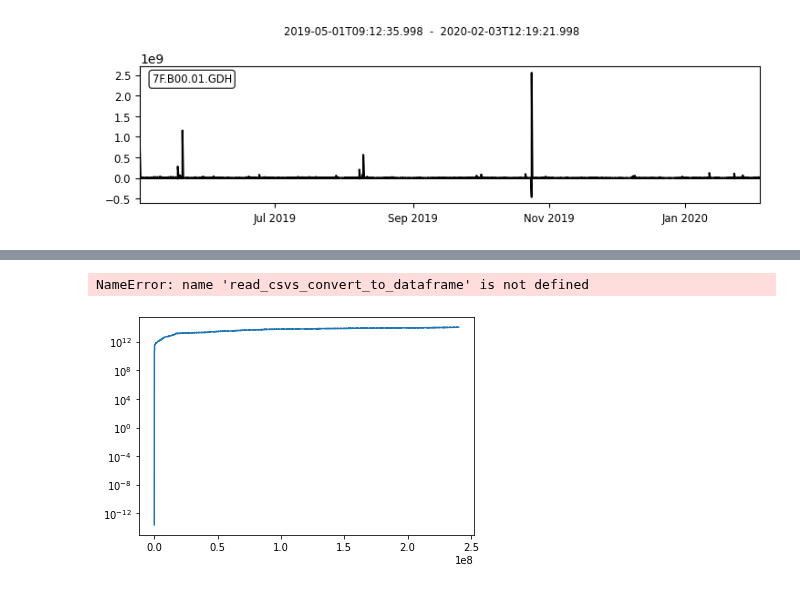
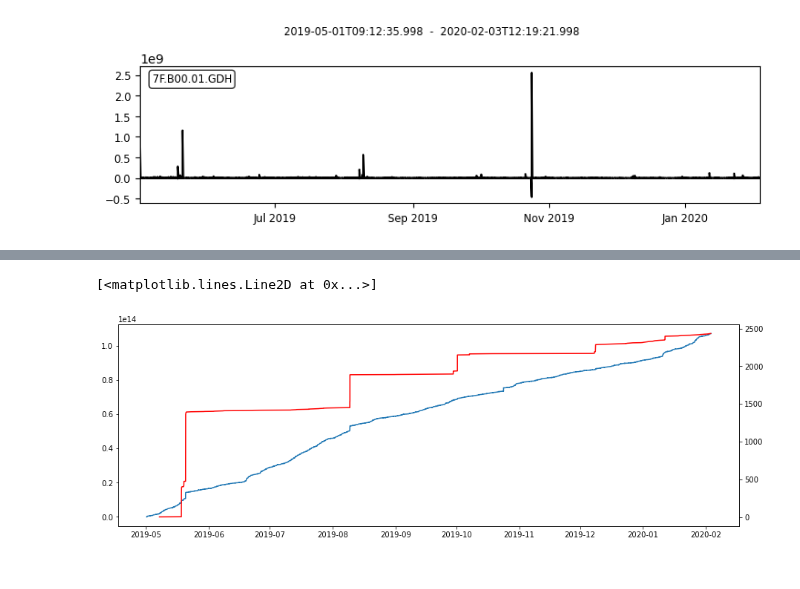
Before and after one commit to SerpRateAI/boreholeAcoustics, a Jupyter notebook: cumulative-tremor.ipynb, the cells around one changed output, grey strips where cells are left out. Cells and saved outputs as stored; diff of their text form; code cells hidden in the pictures.

```diff
--- a/cumulative-tremor.ipynb
+++ b/cumulative-tremor.ipynb
@@ -42,26 +47,41 @@ y = y.cumsum()
 # %%
 detectfiles = !ls /media/sda/data/borehole/detections/*.csv
 # %%
-from make_stds_b00 import *
+
+def read_csvs_convert_to_dataframe(csv_paths):
+    """
+    reads a list of csv file locations and returns them
+    as a pandas dataframe
+    """
+    df = pd.DataFrame()
+    for f in csv_paths:
+        try:
+            df = pd.concat([df, pd.read_csv(f)])
+        except:
+            pass
+
+    return df
 
 bubble = read_csvs_convert_to_dataframe(detectfiles)
 bubble['time'] = pd.to_datetime(bubble['time'])
 bubble.sort_values(by='time', inplace=True)
 bubble['ones'] = 1
 bubble.set_index('time', inplace=True)
-# %% [output]
-NameError: name 'read_csvs_convert_to_dataframe' is not defined
 # %%
-fig, ax = plt.subplots()
+fig, ax = plt.subplots(figsize=(15, 5))
 
-ax.plot(y)
+# ax.plot(pd.to_datetime(h1.times()+bubble.index[0].value), y)
+ax.plot(h1.times('matplotlib'), y)
 # ax.set_yscale('log')
 
 # fig, ax = plt.subplots(figsize=(15, 5))
 
-df['cumsum'].plot(ax=ax, color='dodgerblue')
+# df['cumsum'].plot(ax=ax, color='dodgerblue')
 ax2 = ax.twinx()
-bubble.ones.cumsum().plot(ax=ax2, color='red')
+y2 = bubble.ones.cumsum()
+x2 = pd.to_datetime(bubble.index)
+ax2.plot(x2, y2, color='red')
 # ax.set_yscale('log')
 # %% [output]
+[<matplotlib.lines.Line2D at 0x...>]
-[figure, old version]
+[figure, new version]
```
Also changed, not shown: parts of 12 cells of this notebook, 3 other files.
